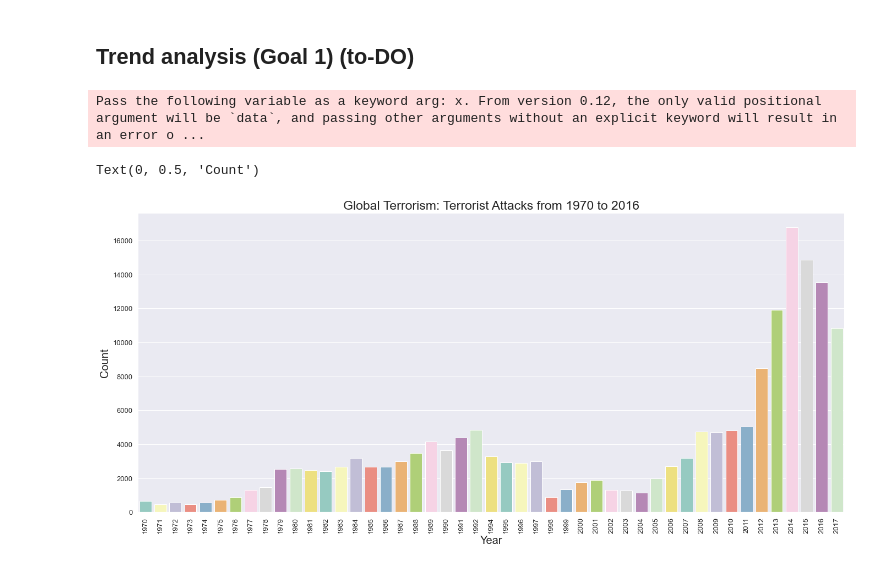
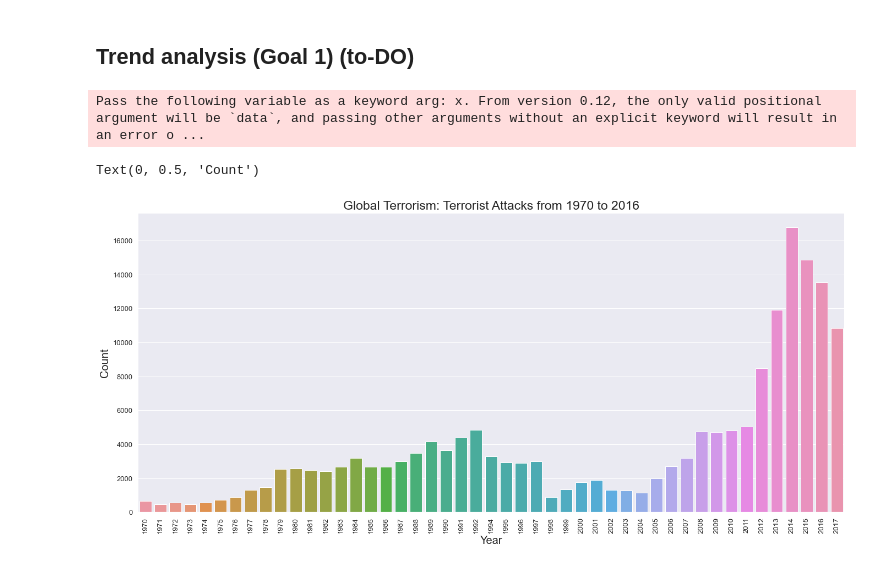
Before and after one commit to AlbertCos/Data_Science_project, a Jupyter notebook: Global_Terrorism_exploration_and_prediction_app.ipynb, the cells around one changed output. Cells and saved outputs as stored; diff of their text form; code cells hidden in the pictures.

```diff
--- a/Global_Terrorism_exploration_and_prediction_app.ipynb
+++ b/Global_Terrorism_exploration_and_prediction_app.ipynb
@@ -29,7 +29,7 @@ from plotly.offline import download_plotlyjs, init_notebook_mode, plot, iplot
 # %% [markdown]
 ## Importing data
 # %%
-df = pd.read_csv("global_terror.csv",encoding="ISO-8859-1")
+df = pd.read_csv("global_terror.csv",encoding="Latin-1")
 # %% [output]
 Columns (4,6,31,33,61,62,63,76,79,90,92,94,96,114,115,121) have mixed types.Specify dtype option on import or set low_memory=False.
 # %%
@@ -305,14 +305,14 @@ quartile_set
 # %%
 # Plot with the Terrorist Attacks from 1970 to 2016
 sns.set_theme(style="darkgrid")
 plt.figure(figsize=(23, 10))
-sns.countplot('iyear', data=df, palette="Set3")
+sns.countplot('iyear', data=df)
 plt.title('Global Terrorism: Terrorist Attacks from 1970 to 2016', fontsize=23)
 plt.xticks(rotation=90, fontsize=13)
 plt.yticks(fontsize=13)
 plt.xlabel('Year', fontsize=20)
 plt.ylabel('Count', fontsize=20)
 # %% [output]
 Pass the following variable as a keyword arg: x. From version 0.12, the only valid positional argument will be `data`, and passing other arguments without an explicit keyword will result in an error o ...
 Text(0, 0.5, 'Count')
-[figure, old version]
+[figure, new version]
```
Also changed, not shown: parts of 11 cells of this notebook.
